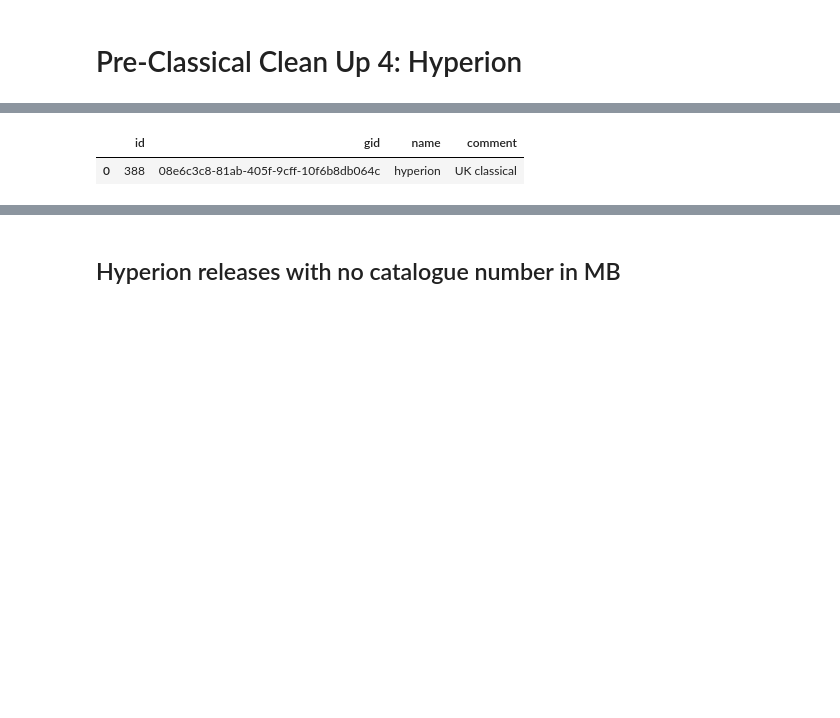
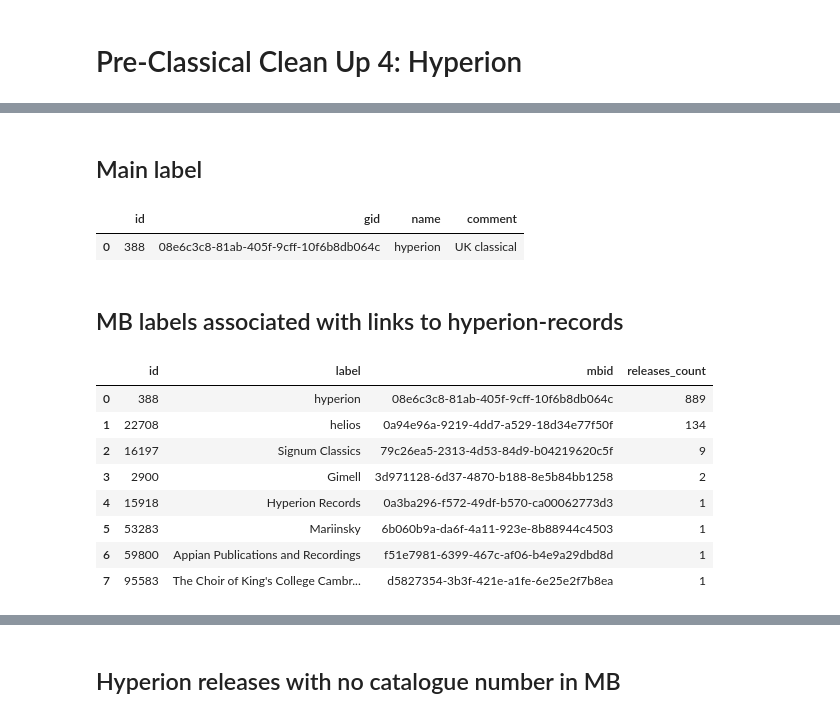
Before and after one commit to loujine/musicbrainz-dataviz, a Jupyter notebook: 18-hyperion.ipynb, the cells around one changed output, grey strips where cells are left out. Saved outputs shown, nothing was run; the diff lists cells and outputs as text; code cells hidden in the pictures; blank space fills up the shorter version.

```diff
--- a/18-hyperion.ipynb
+++ b/18-hyperion.ipynb
@@ -25,5 +39,36 @@ init_notebook_mode()
+# %% [markdown]
+## Main label
 # %%
 sql("""SELECT id, gid, name, comment FROM label WHERE name='hyperion';""")
 # %% [output]
 |  | id | gid | name | comment |
 | 0 | 388 | 08e6c3c8-81ab-405f-9cff-10f6b8db064c | hyperion | UK classical |
+# %% [markdown]
+## MB labels associated with links to hyperion-records
+# %%
+mb_labels = sql("""
+SELECT
+    DISTINCT label.id,
+    label.name AS label,
+    label.gid AS mbid,
+    COUNT(*) AS releases_count
+  FROM release       AS r
+  JOIN release_label AS rl ON rl.release = r.id
+  JOIN label               ON rl.label = label.id
+  JOIN l_release_url AS lu ON r.id = lu.entity0
+  JOIN url           AS u  ON u.id = lu.entity1
+ WHERE u.url ILIKE '%%hyperion-records%%'
+ GROUP BY label.id, label.name, label.gid
+ ORDER BY releases_count DESC
+;""")
+mb_labels
+# %% [output]
+|  | id | label | mbid | releases_count |
+| 0 | 388 | hyperion | 08e6c3c8-81ab-405f-9cff-10f6b8db064c | 889 |
+| 1 | 22708 | helios | 0a94e96a-9219-4dd7-a529-18d34e77f50f | 134 |
+| 2 | 16197 | Signum Classics | 79c26ea5-2313-4d53-84d9-b04219620c5f | 9 |
+| 3 | 2900 | Gimell | 3d971128-6d37-4870-b188-8e5b84bb1258 | 2 |
+| 4 | 15918 | Hyperion Records | 0a3ba296-f572-49df-b570-ca00062773d3 | 1 |
+| 5 | 53283 | Mariinsky | 6b060b9a-da6f-4a11-923e-8b88944c4503 | 1 |
+| 6 | 59800 | Appian Publications and Recordings | f51e7981-6399-467c-af06-b4e9a29dbd8d | 1 |
+| 7 | 95583 | The Choir of King's College Cambr... | d5827354-3b3f-421e-a1fe-6e25e2f7b8ea | 1 |
```
Also changed, not shown: parts of 28 cells of this notebook, 2 other files.
